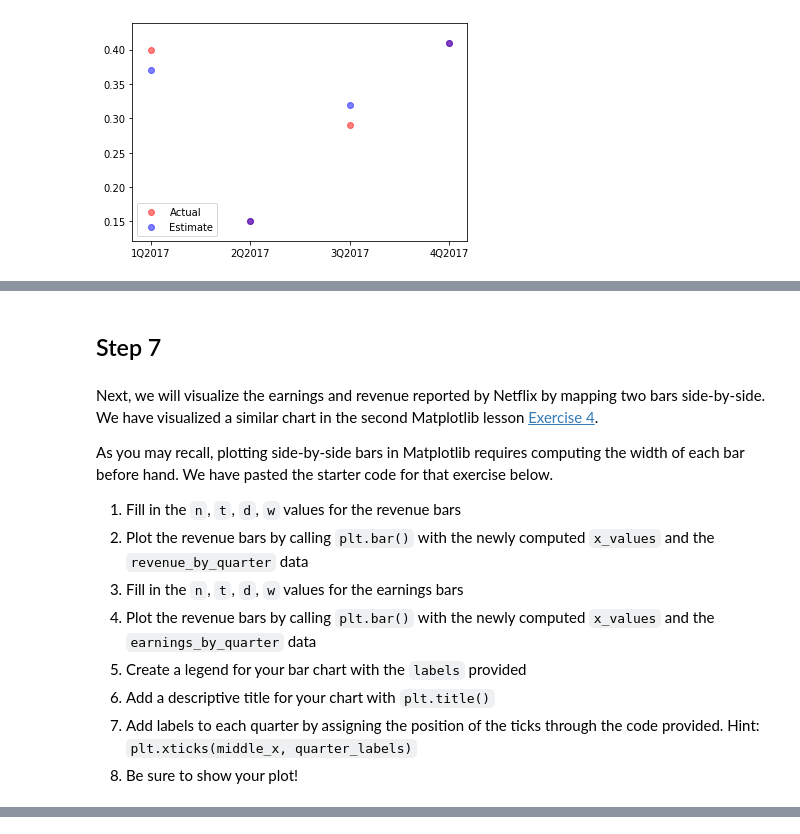
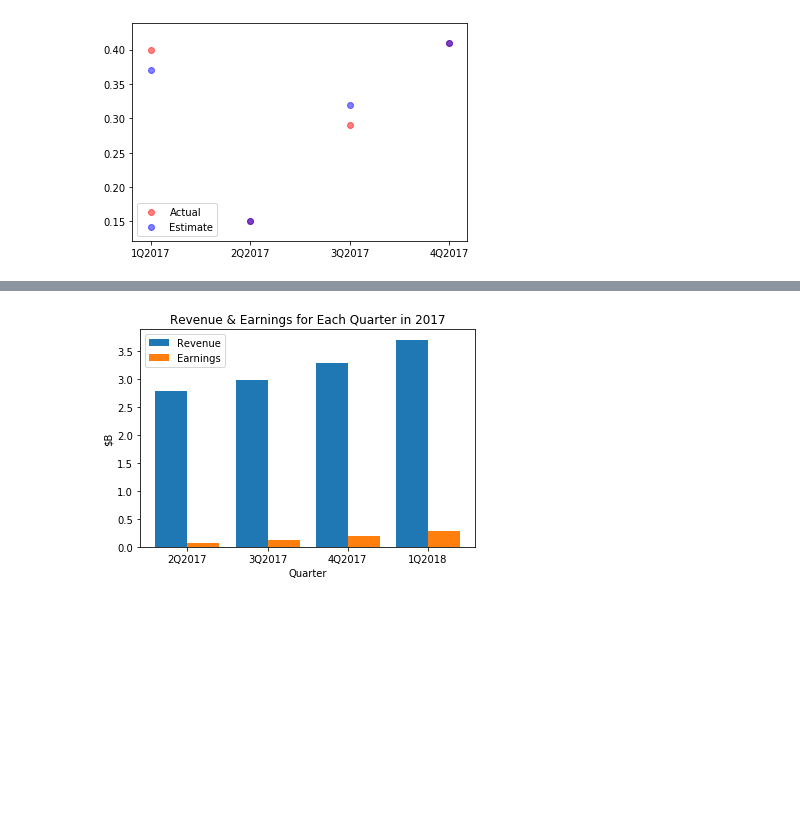
Before and after one commit to jamietsadler/Netflix-Stock-Price, a Jupyter notebook: netflix_visualizations.ipynb, the cells around one changed output, grey strips where cells are left out. Cells and saved outputs as stored; diff of their text form; code cells hidden in the pictures; blank space fills up the shorter version.

```diff
--- a/netflix_visualizations.ipynb
+++ b/netflix_visualizations.ipynb
@@ -194,46 +95,33 @@ plt.xticks(x_positions, chart_labels)
-# %% [markdown]
-## Step 7
-# %% [markdown]
-Next, we will visualize the earnings and revenue reported by Netflix by mapping two bars side-by-side. We have visualized a similar chart in the second Matplotlib lesson [Exercise 4](https://www.codecademy.com/courses/learn-matplotlib/lessons/matplotlib-ii/exercises/side-by-side-bars).
-
-As you may recall, plotting side-by-side bars in Matplotlib requires computing the width of each bar before hand. We have pasted the starter code for that exercise below.
-
-1. Fill in the `n`, `t`, `d`, `w` values for the revenue bars
-2. Plot the revenue bars by calling `plt.bar()` with the newly computed `x_values` and the `revenue_by_quarter` data
-3. Fill in the `n`, `t`, `d`, `w` values for the earnings bars
-4. Plot the revenue bars by calling `plt.bar()` with the newly computed `x_values` and the `earnings_by_quarter` data
-5. Create a legend for your bar chart with the `labels` provided
-6. Add a descriptive title for your chart with `plt.title()`
-7. Add labels to each quarter by assigning the position of the ticks through the code provided. Hint:  `plt.xticks(middle_x, quarter_labels)`
-8. Be sure to show your plot!
 # %%
-# The metrics below are in billions of dollars
 revenue_by_quarter = [2.79, 2.98,3.29,3.7]
 earnings_by_quarter = [.0656,.12959,.18552,.29012]
 quarter_labels = ["2Q2017","3Q2017","4Q2017", "1Q2018"]
 
 # Revenue
-n = ?  # This is our first dataset (out of 2)
-t = ? # Number of dataset
-d = ? # Number of sets of bars
-w = ? # Width of each bar
+n = 1
+t = 2
+d = 4
+w = 0.8
 bars1_x = [t*element + w*n for element
              in range(d)]
 
-
-
 # Earnings
-n = ?  # This is our second dataset (out of 2)
-t = ? # Number of dataset
-d = ? # Number of sets of bars
-w = ? # Width of each bar
+n = 2
+t = 2
+d = 4
+w = 0.8
 bars2_x = [t*element + w*n for element
              in range(d)]
 
-
-
-
-
 middle_x = [ (a + b) / 2.0 for a, b in zip(bars1_x, bars2_x)]
 labels = ["Revenue", "Earnings"]
+
+plt.bar(bars1_x, revenue_by_quarter)
+plt.bar(bars2_x, earnings_by_quarter)
+plt.xticks(middle_x, quarter_labels)
+plt.xlabel("Quarter")
+plt.ylabel("$B")
+plt.legend(labels)
+plt.title("Revenue & Earnings for Each Quarter in 2017")
+plt.show()
 # %% [output]
@@ -240,0 +128 @@ SyntaxError: invalid syntax (<ipython-input-3-0f5530a7090f>, line 7)
+[figure, added]
```
Also changed, not shown: parts of 29 cells of this notebook.
